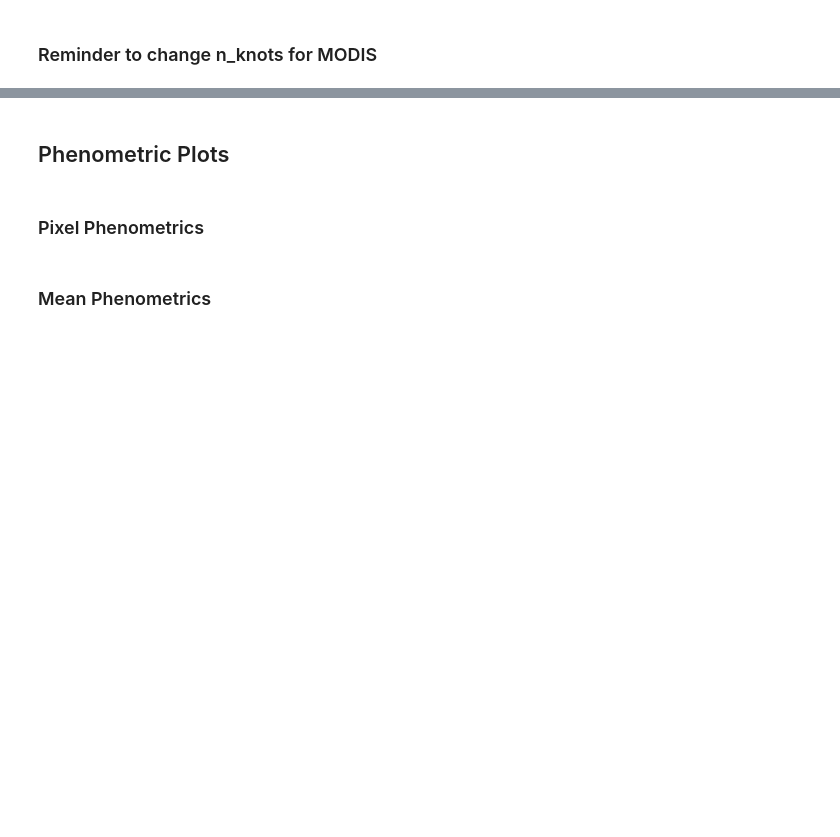
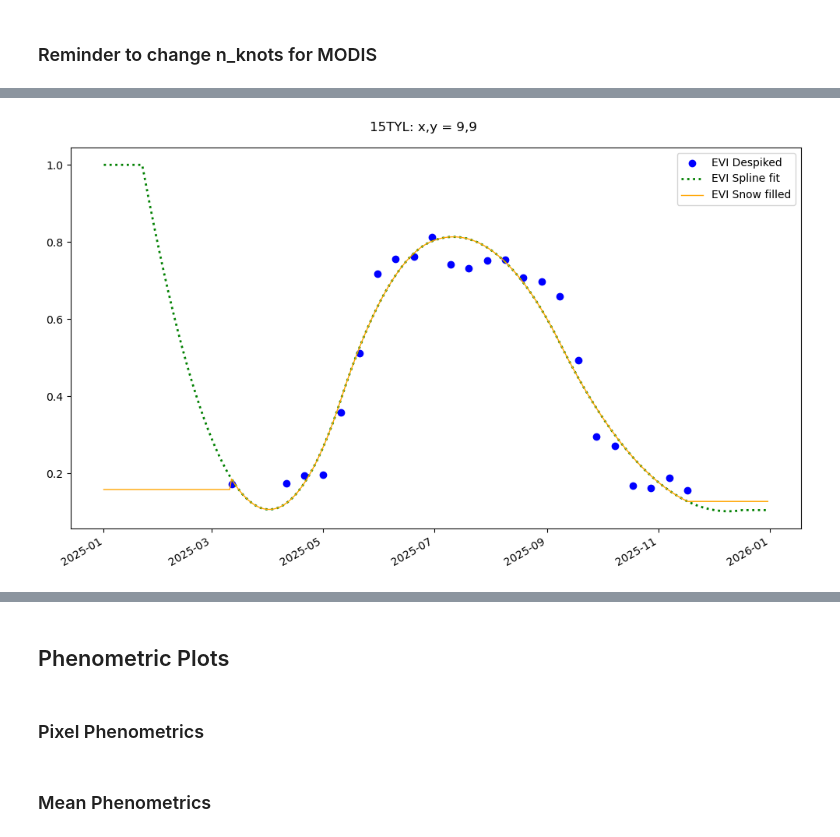
Before and after one commit to Tomitrle/hls-bdec-scripts, a Jupyter notebook: HLS_MODIS_comparison.ipynb, the cells around one changed output, grey strips where cells are left out. Saved outputs shown, nothing was run; the diff lists cells and outputs as text; code cells hidden in the pictures; blank space fills up the shorter version.

```diff
--- a/HLS_MODIS_comparison.ipynb
+++ b/HLS_MODIS_comparison.ipynb
@@ -2079,0 +2328,6 @@ phenometrics(modis_vi,
+# %%
+reload_chunk = True
+if reload_chunk == False:
+    print("Not rerunning")
+else:
+    evi_da = reader.load_chunk(0)
@@ -2079,0 +2769,7 @@ phenometrics(modis_vi,
+# %%
+# calc_obs_snow_background(ds)
+x = 9
+y = 9
+evi_obs = intermediate['post_despike'].sel(time = str(target_year)).isel(y=y,x=x)
+evi_post_spline = intermediate['post_spline'].sel(time = str(target_year)).isel(y=y,x=x)
+evi_post_snow_fill = intermediate['post_snow_fill'].sel(time = str(target_year)).isel(y=y,x=x)
@@ -2079,0 +2781,15 @@ phenometrics(modis_vi,
+# %%
+fig, ax = plt.subplots(figsize=(10, 6))
+# ax.axhline(y = threshold, label = f"Threshold:{threshold:.2f}")
+ax.scatter(evi_obs.time, evi_obs.values, label = 'EVI Despiked', color = 'blue')
+ax.plot(evi_post_spline.time, evi_post_spline.values, label = 'EVI Spline fit', linewidth = 2, color = 'green', linestyle = ':')
+ax.plot(evi_post_snow_fill.time, evi_post_snow_fill.values, label = 'EVI Snow filled',  linewidth = 1, color = 'orange')
+
+# Add labels/titles
+plt.suptitle(f"{tile}: x,y = {x},{y}")
+plt.legend()
+plt.gcf().autofmt_xdate()
+plt.tight_layout() # Prevents overlap
+plt.show()
+# %% [output]
+[figure, added]
```
Also changed, not shown: parts of 36 cells of this notebook.
